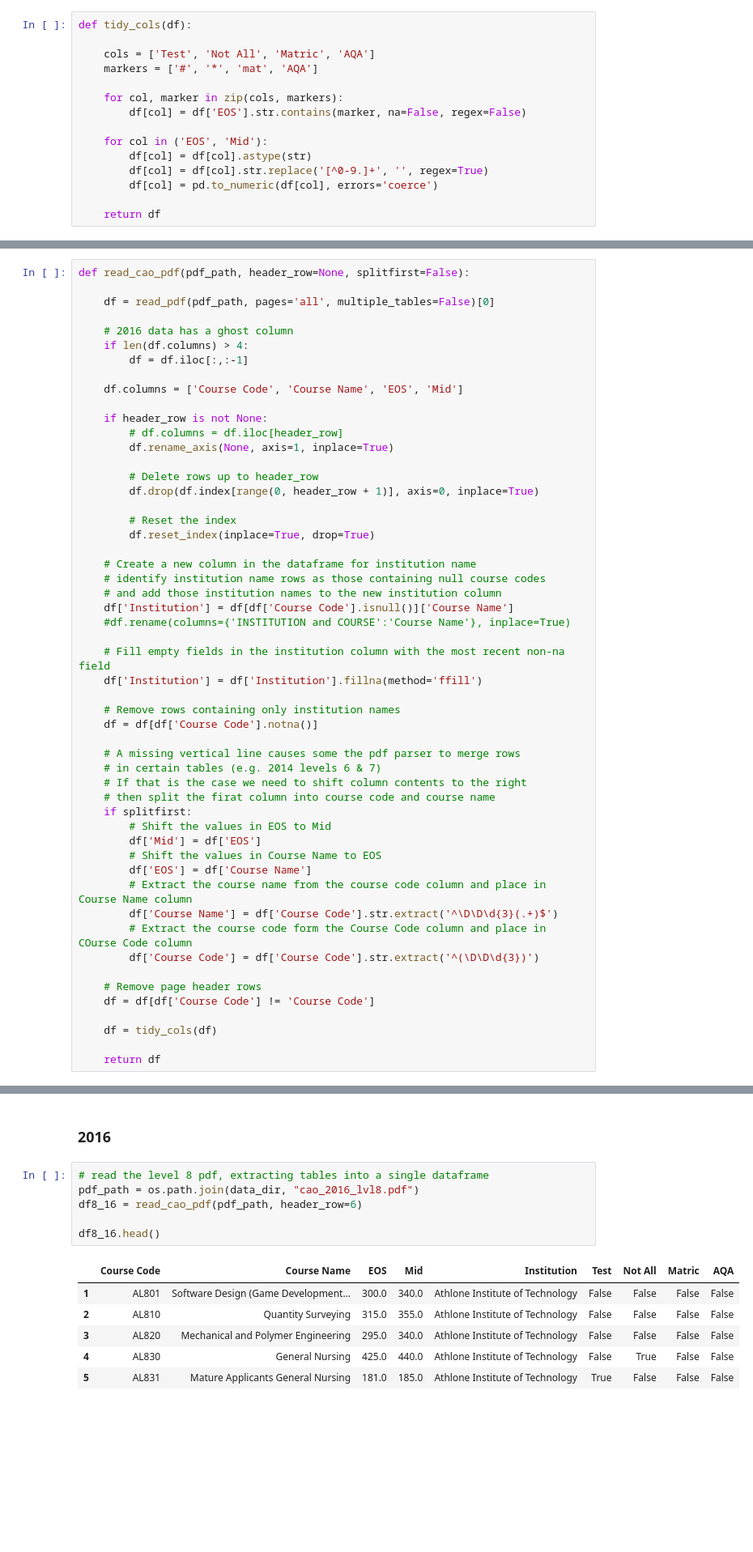
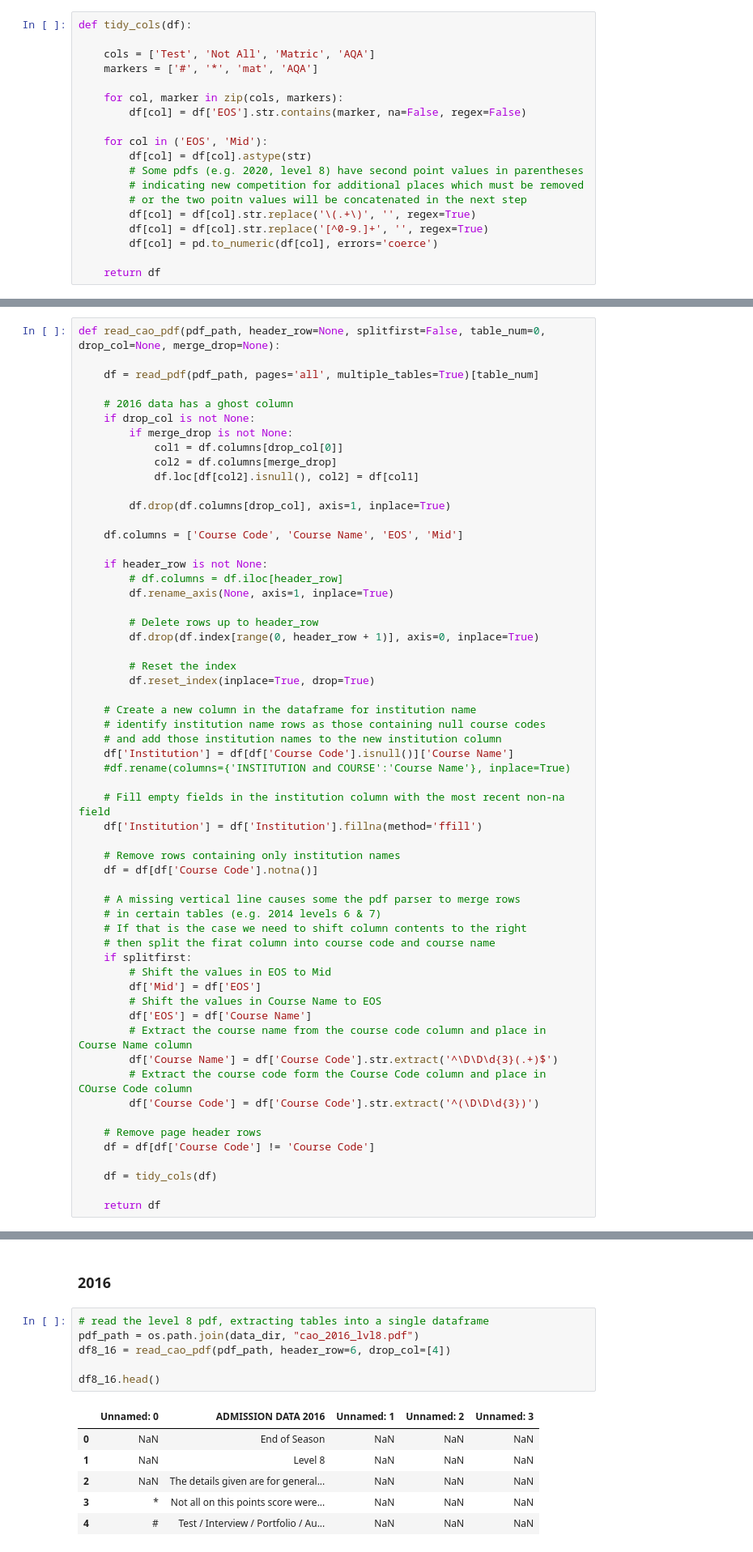
Before and after one commit to fod/fundamentals-data-analysis, a Jupyter notebook: cao.ipynb, the cells around one changed output, grey strips where cells are left out. Shown at 81% size. Drawn from its saved outputs; the diff is of its cells as text; blank space fills up the shorter version.

```diff
--- a/cao.ipynb
+++ b/cao.ipynb
@@ -226,6 +223,10 @@ def tidy_cols(df):
 
     for col in ('EOS', 'Mid'):
         df[col] = df[col].astype(str)
+        # Some pdfs (e.g. 2020, level 8) have second point values in parentheses
+        # indicating new competition for additional places which must be removed
+        # or the two poitn values will be concatenated in the next step
+        df[col] = df[col].str.replace('\(.+\)', '', regex=True)
         df[col] = df[col].str.replace('[^0-9.]+', '', regex=True)
         df[col] = pd.to_numeric(df[col], errors='coerce')
 
@@ -292,13 +293,18 @@ The 2019 points data is held in two PDF files, one for level 8 courses and one f
 6. Create and populate 'Test', 'Not All', 'Matric', and 'AQA' columns
 7. Remove all non-numeric characters from 'EOS' and 'Mid' and convert to numeric type
 # %%
-def read_cao_pdf(pdf_path, header_row=None, splitfirst=False):
+def read_cao_pdf(pdf_path, header_row=None, splitfirst=False, table_num=0, drop_col=None, merge_drop=None):
 
-    df = read_pdf(pdf_path, pages='all', multiple_tables=False)[0]
+    df = read_pdf(pdf_path, pages='all', multiple_tables=True)[table_num]
 
     # 2016 data has a ghost column
-    if len(df.columns) > 4:
-        df = df.iloc[:,:-1]
+    if drop_col is not None:
+        if merge_drop is not None:
+            col1 = df.columns[drop_col[0]]
+            col2 = df.columns[merge_drop]
+            df.loc[df[col2].isnull(), col2] = df[col1]
+
+        df.drop(df.columns[drop_col], axis=1, inplace=True)
 
     df.columns = ['Course Code', 'Course Name', 'EOS', 'Mid']
 
@@ -468,13 +510,13 @@ df76_17.head()
 # %%
 # read the level 8 pdf, extracting tables into a single dataframe
 pdf_path = os.path.join(data_dir, "cao_2016_lvl8.pdf")
-df8_16 = read_cao_pdf(pdf_path, header_row=6)
+df8_16 = read_cao_pdf(pdf_path, header_row=6, drop_col=[4])
 
 df8_16.head()
 # %% [output]
-|  | Course Code | Course Name | EOS | Mid | Institution | Test | Not All | Matric | AQA |
-| 1 | AL801 | Software Design (Game Development... | 300.0 | 340.0 | Athlone Institute of Technology | False | False | False | False |
-| 2 | AL810 | Quantity Surveying | 315.0 | 355.0 | Athlone Institute of Technology | False | False | False | False |
-| 3 | AL820 | Mechanical and Polymer Engineering | 295.0 | 340.0 | Athlone Institute of Technology | False | False | False | False |
-| 4 | AL830 | General Nursing | 425.0 | 440.0 | Athlone Institute of Technology | False | True | False | False |
-| 5 | AL831 | Mature Applicants General Nursing | 181.0 | 185.0 | Athlone Institute of Technology | True | False | False | False |
+|  | Unnamed: 0 | ADMISSION DATA 2016 | Unnamed: 1 | Unnamed: 2 | Unnamed: 3 |
+| 0 | NaN | End of Season | NaN | NaN | NaN |
+| 1 | NaN | Level 8 | NaN | NaN | NaN |
+| 2 | NaN | The details given are for general... | NaN | NaN | NaN |
+| 3 | * | Not all on this points score were... | NaN | NaN | NaN |
+| 4 | # | Test / Interview / Portfolio / Au... | NaN | NaN | NaN |
```
Also changed, not shown: parts of 27 cells of this notebook.
